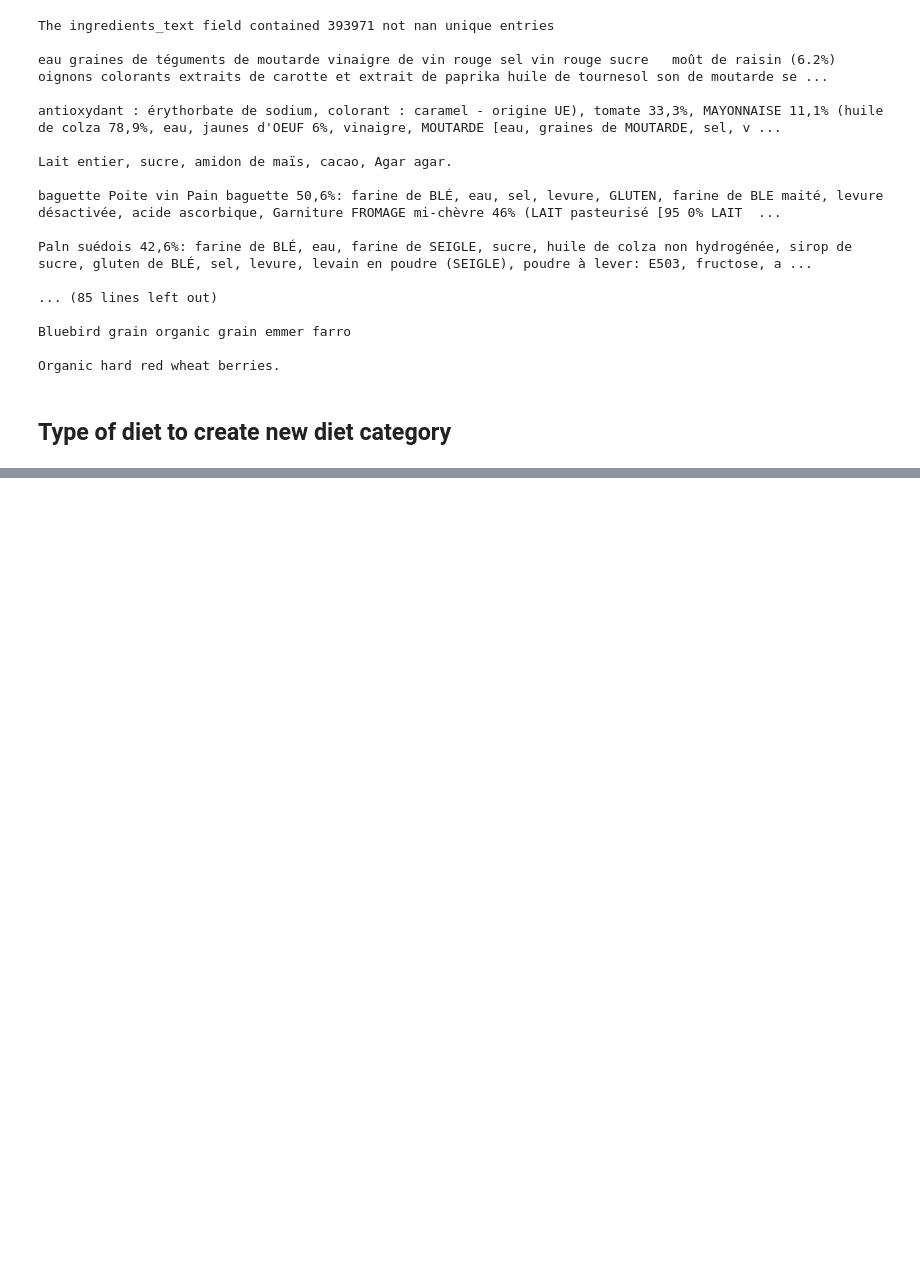
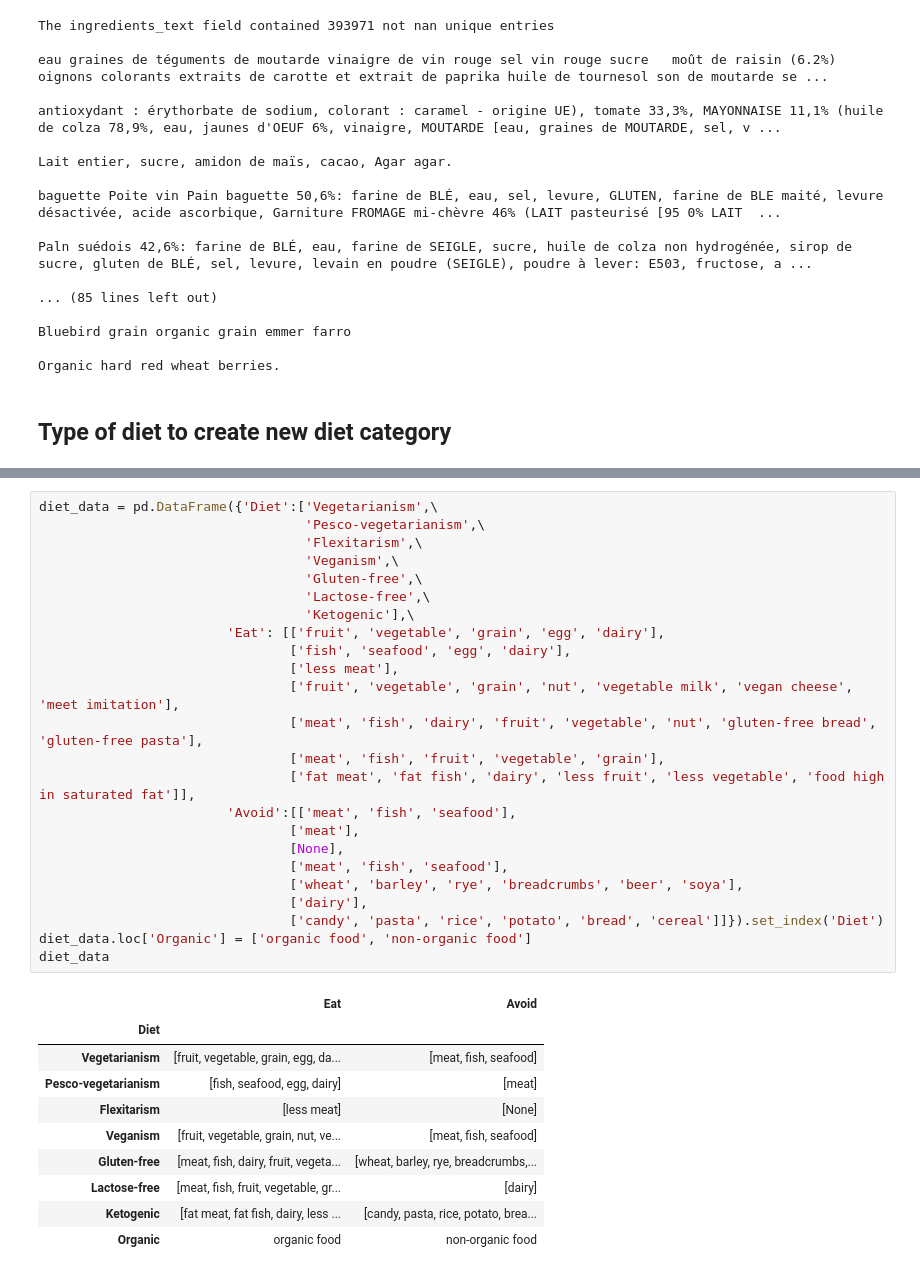
Before and after one commit to romi514/ProjectADA, a Jupyter notebook: exploration/0-data_exploration.ipynb, the cells around one changed output, grey strips where cells are left out. Saved outputs shown, nothing was run; the diff lists cells and outputs as text; blank space fills up the shorter version.

```diff
--- a/exploration/0-data_exploration.ipynb
+++ b/exploration/0-data_exploration.ipynb
@@ -280,0 +233,35 @@ A vegan diet is part of a lifestyle that excludes the consumption or use of any
+# %%
+diet_data = pd.DataFrame({'Diet':['Vegetarianism',\
+                                  'Pesco-vegetarianism',\
+                                  'Flexitarism',\
+                                  'Veganism',\
+                                  'Gluten-free',\
+                                  'Lactose-free',\
+                                  'Ketogenic'],\
+                        'Eat': [['fruit', 'vegetable', 'grain', 'egg', 'dairy'],
+                                ['fish', 'seafood', 'egg', 'dairy'],
+                                ['less meat'],
+                                ['fruit', 'vegetable', 'grain', 'nut', 'vegetable milk', 'vegan cheese', 'meet imitation'],
+                                ['meat', 'fish', 'dairy', 'fruit', 'vegetable', 'nut', 'gluten-free bread', 'gluten-free pasta'],
+                                ['meat', 'fish', 'fruit', 'vegetable', 'grain'],
+                                ['fat meat', 'fat fish', 'dairy', 'less fruit', 'less vegetable', 'food high in saturated fat']],
+                        'Avoid':[['meat', 'fish', 'seafood'],
+                                ['meat'],
+                                [None],
+                                ['meat', 'fish', 'seafood'],
+                                ['wheat', 'barley', 'rye', 'breadcrumbs', 'beer', 'soya'],
+                                ['dairy'],
+                                ['candy', 'pasta', 'rice', 'potato', 'bread', 'cereal']]}).set_index('Diet')
+diet_data.loc['Organic'] = ['organic food', 'non-organic food']
+diet_data
+# %% [output]
+|  | Eat | Avoid |
+| Diet |  |  |
+| Vegetarianism | [fruit, vegetable, grain, egg, da... | [meat, fish, seafood] |
+| Pesco-vegetarianism | [fish, seafood, egg, dairy] | [meat] |
+| Flexitarism | [less meat] | [None] |
+| Veganism | [fruit, vegetable, grain, nut, ve... | [meat, fish, seafood] |
+| Gluten-free | [meat, fish, dairy, fruit, vegeta... | [wheat, barley, rye, breadcrumbs,... |
+| Lactose-free | [meat, fish, fruit, vegetable, gr... | [dairy] |
+| Ketogenic | [fat meat, fat fish, dairy, less ... | [candy, pasta, rice, potato, brea... |
+| Organic | organic food | non-organic food |
```
Also changed, not shown: parts of 20 cells of this notebook.
